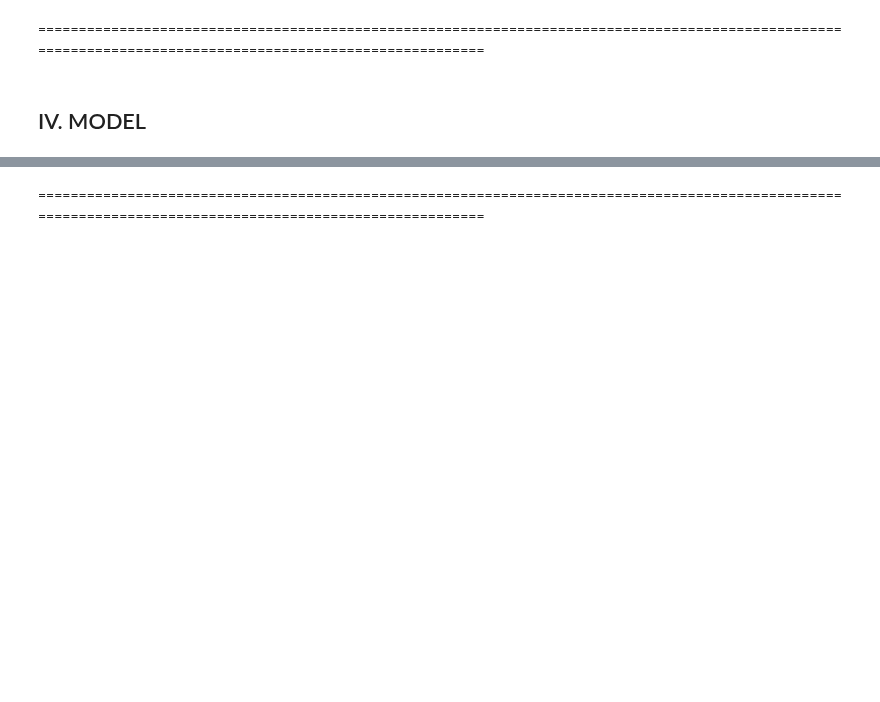
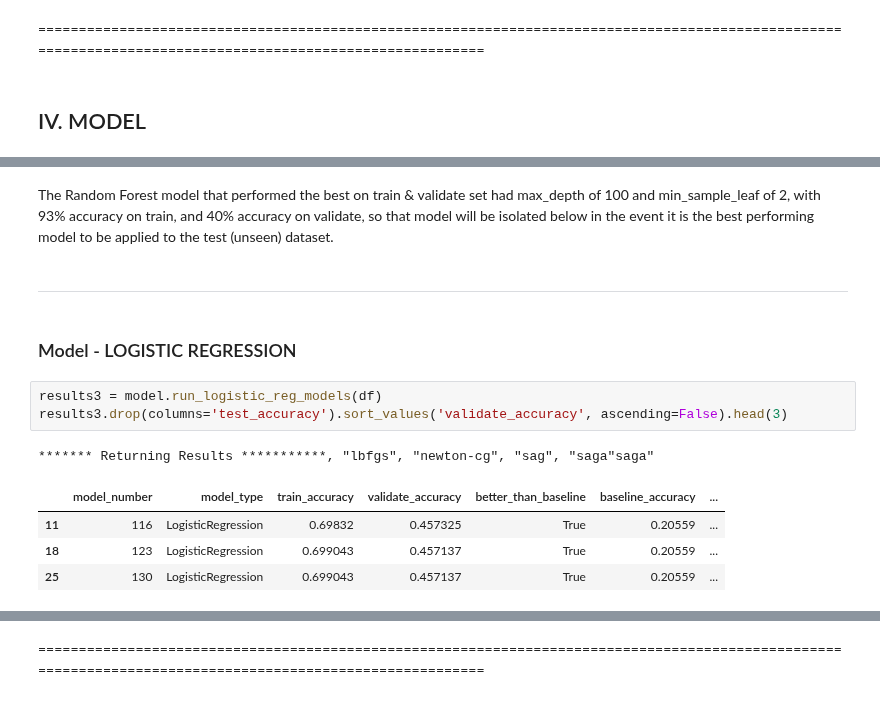
Before and after one commit to CBRJ-Lyrical-Metrics/lyrical-evolution-capstone, a Jupyter notebook: Final/final_report.ipynb, the cells around one changed output, grey strips where cells are left out. Cells and saved outputs as stored; diff of their text form; blank space fills up the shorter version.

```diff
--- a/Final/final_report.ipynb
+++ b/Final/final_report.ipynb
@@ -332,0 +407,15 @@ explore.unique_words_lineplot(df)
+# %% [markdown]
+The Random Forest model that performed the best on train & validate set had max_depth of 100 and min_sample_leaf of 2, with 93%  accuracy on train, and 40% accuracy on validate, so that model will be isolated below in the event it is the best performing model to be applied to the test (unseen) dataset.
+# %% [markdown]
+---
+# %% [markdown]
+### Model - LOGISTIC REGRESSION
+# %%
+results3 = model.run_logistic_reg_models(df)
+results3.drop(columns='test_accuracy').sort_values('validate_accuracy', ascending=False).head(3)
+# %% [output]
+******* Returning Results ***********, "lbfgs", "newton-cg", "sag", "saga"saga"
+|  | model_number | model_type | train_accuracy | validate_accuracy | better_than_baseline | baseline_accuracy | ... |
+| 11 | 116 | LogisticRegression | 0.69832 | 0.457325 | True | 0.20559 | ... |
+| 18 | 123 | LogisticRegression | 0.699043 | 0.457137 | True | 0.20559 | ... |
+| 25 | 130 | LogisticRegression | 0.699043 | 0.457137 | True | 0.20559 | ... |
```
Also changed, not shown: parts of 22 cells of this notebook, 2 other files.
